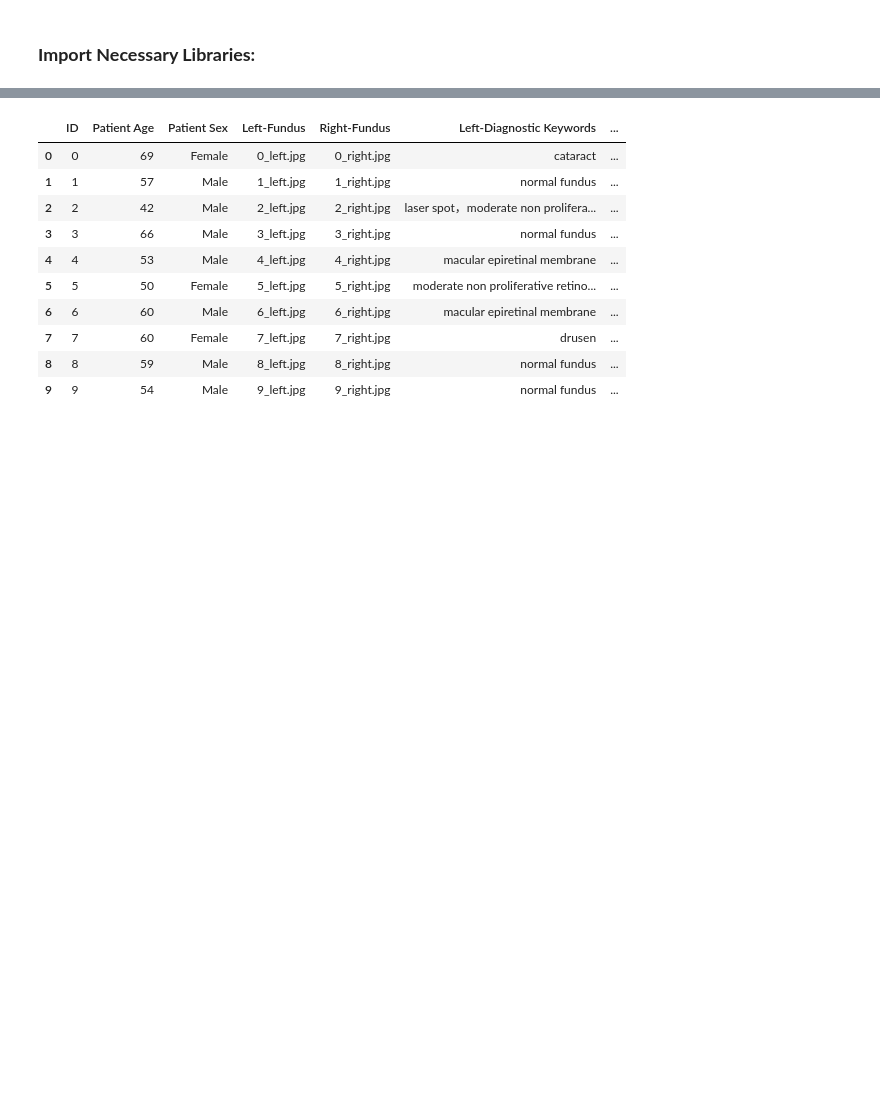
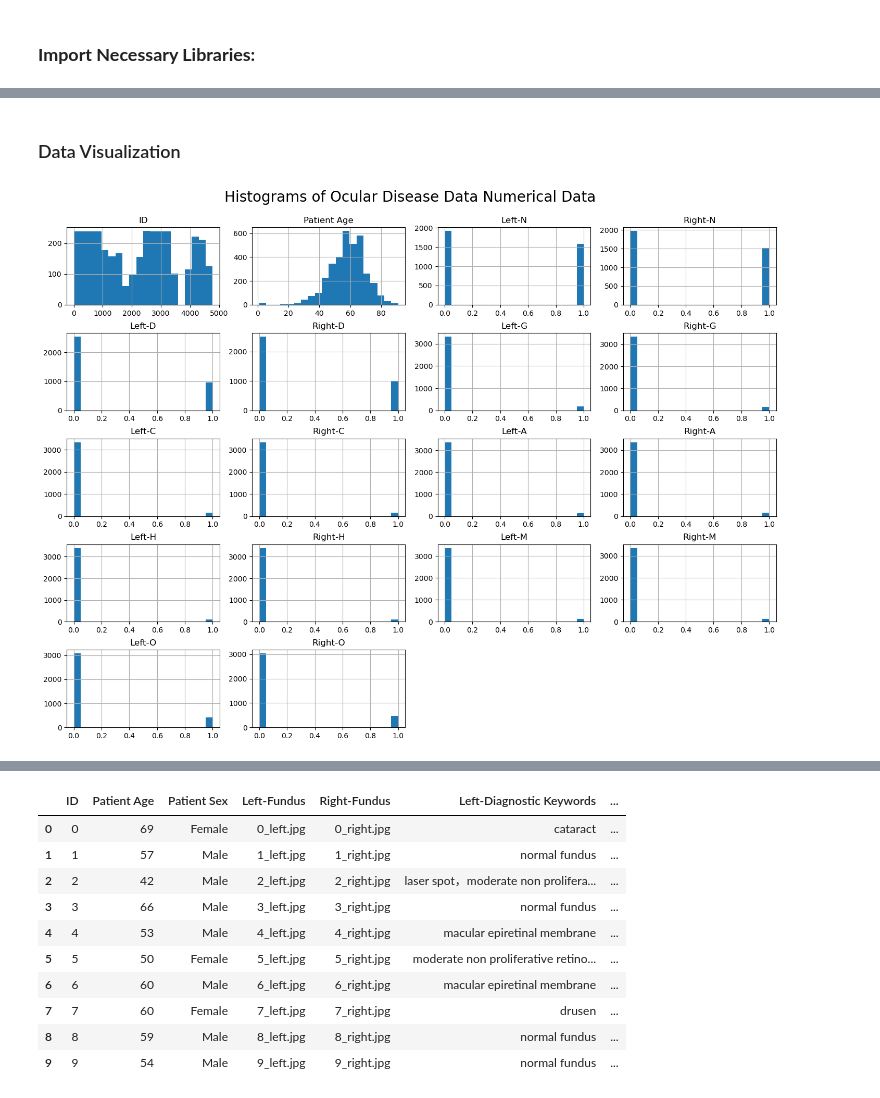
Before and after one commit to sarahdurrani22/CV-Prediction-of-Ocular-Disease, a Jupyter notebook: CV_to_Predict_Ocular_Disease_main.ipynb, the cells around one changed output, grey strips where cells are left out. Drawn from its saved outputs; the diff is of its cells as text; code cells hidden in the pictures; blank space fills up the shorter version.

```diff
--- a/CV_to_Predict_Ocular_Disease_main.ipynb
+++ b/CV_to_Predict_Ocular_Disease_main.ipynb
@@ -60,8 +65,4 @@ from tensorflow.keras.applications.vgg16 import preprocess_input
 # %%
 ocular_disease_filepath = "C:/Users/elanw/OneDrive/Documents/IntroToAI/Final_Project/CV-Prediction-of-Ocular-Disease/data_processed.xlsx"
 
-Main_df = pd.read_excel(ocular_disease_filepath)
-
-Main_df.drop(['N', 'D', 'G', 'C', 'A', 'H', 'M', 'O'], axis=1, inplace=True)
-
-Main_df.head(5)
+ocular_disease_df = pd.read_excel(ocular_disease_filepath)
@@ -75,0 +85,2 @@ Main_df.head(5)
+# %%
+ocular_disease_df.drop(['N', 'D', 'G', 'C', 'A', 'H', 'M', 'O'], axis=1, inplace=True)
@@ -75,0 +127,10 @@ Main_df.head(5)
+# %% [markdown]
+### Data Visualization
+# %%
+ocular_disease_df.hist(figsize=(12, 10), bins=20)
+plt.suptitle("Histograms of Ocular Disease Data Numerical Data\n", fontsize=20, y=1.07, x =.6)
+plt.tight_layout(rect=(0, 0, 1.2, 1.2))
+plt.subplots_adjust(top=0.999)
+plt.show()
+# %% [output]
+[figure, added]
```
Also changed, not shown: parts of 12 cells of this notebook.
